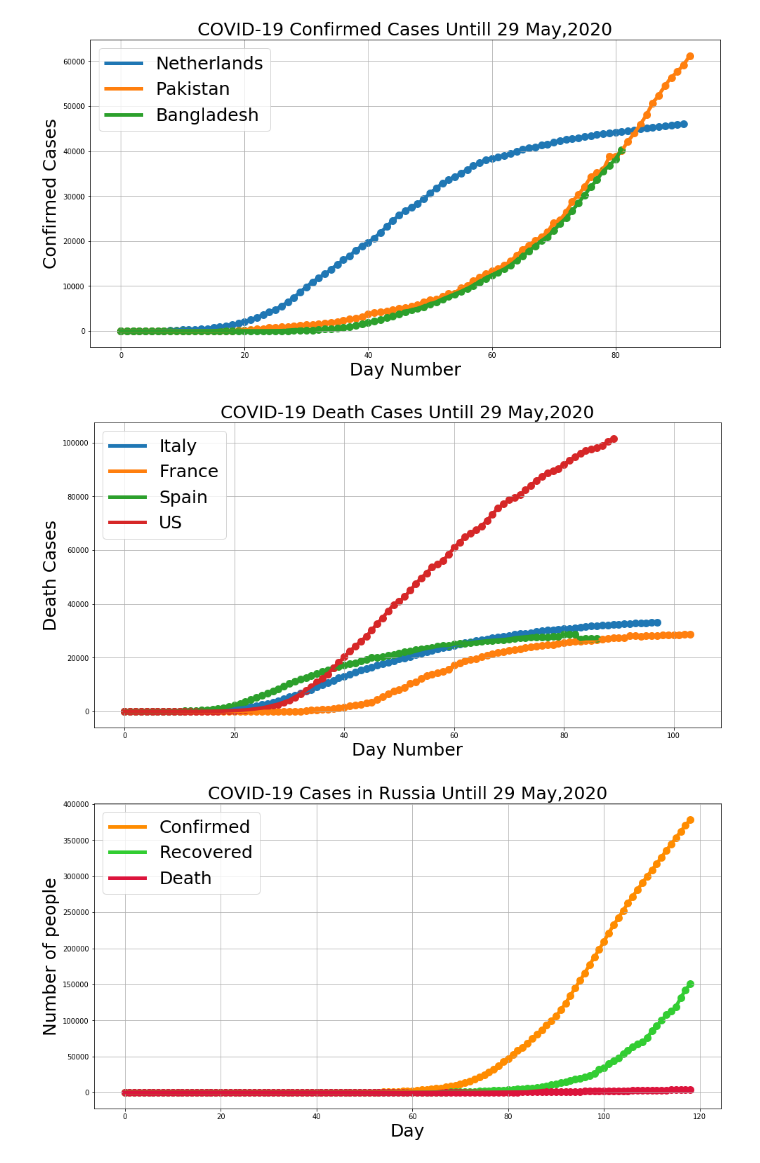
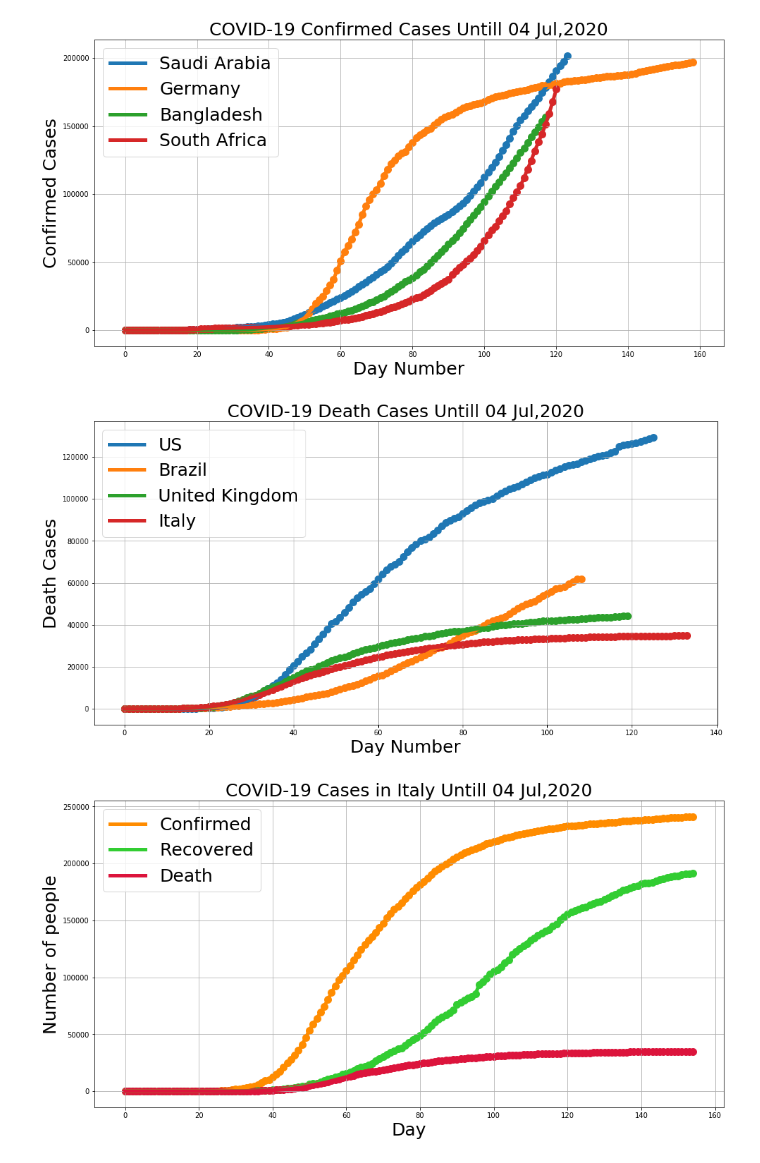
Before and after one commit to Mazhar004/python-data-visualization, a Jupyter notebook: Corona Affected Country/Graph.ipynb, the cells around one changed output. Cells and saved outputs as stored; diff of their text form; code cells hidden in the pictures.

```diff
--- a/Corona Affected Country/Graph.ipynb
+++ b/Corona Affected Country/Graph.ipynb
@@ -86,14 +86,14 @@ class CovidGraph():
 # %%
 graph = CovidGraph()
 # %%
-graph.graph_comparision('Confirmed', country=['Netherlands','Pakistan','Bangladesh'])
+graph.graph_comparision('Confirmed', country=['Saudi Arabia','Germany','Bangladesh','South Africa'])
 # %% [output]
-[figure, old version]
+[figure, new version]
 # %%
-graph.graph_comparision('Death', country=['Italy','France','Spain', 'US'])
+graph.graph_comparision('Death', country=['US','Brazil','United Kingdom', 'Italy'])
 # %% [output]
-[figure, old version]
+[figure, new version]
 # %%
-graph.country_stat('Russia')
+graph.country_stat('Italy')
 # %% [output]
-[figure, old version]
+[figure, new version]
```
Also changed, not shown: 13 other files.
